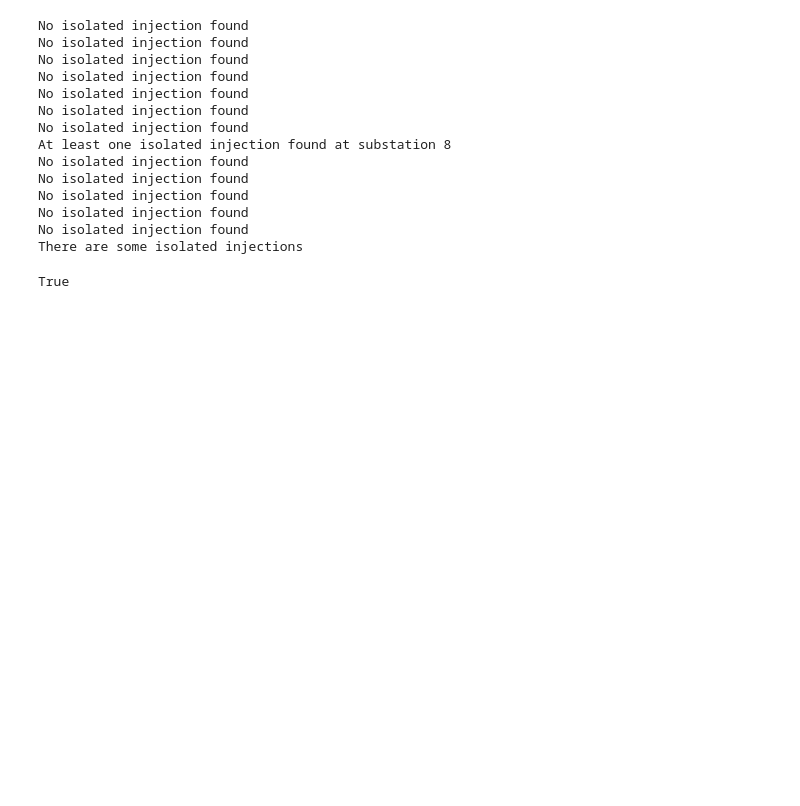
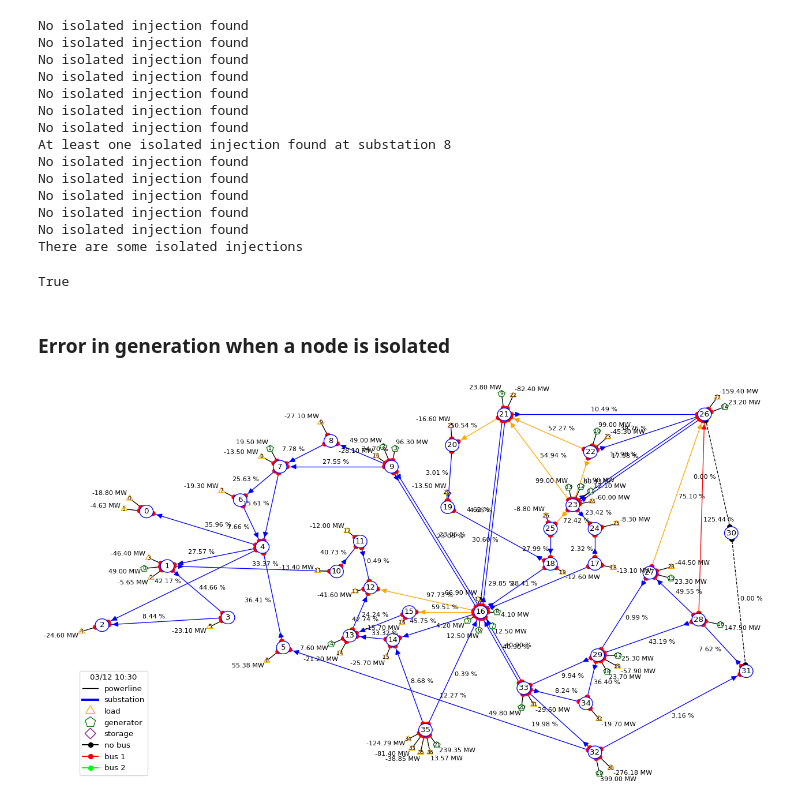
Before and after one commit to IRT-SystemX/LIPS, a Jupyter notebook: getting_started/PowerGridUsecase/auxiliary/Generate_with_DC.ipynb, the cells around one changed output. Saved outputs shown, nothing was run; the diff lists cells and outputs as text; code cells hidden in the pictures; blank space fills up the shorter version.

```diff
--- a/getting_started/PowerGridUsecase/auxiliary/Generate_with_DC.ipynb
+++ b/getting_started/PowerGridUsecase/auxiliary/Generate_with_DC.ipynb
@@ -170,3 +163,13 @@ No isolated injection found
 No isolated injection found
 There are some isolated injections
 True
+# %% [markdown]
+### Error in generation when a node is isolated
+# %%
+from grid2op.PlotGrid import PlotMatplot
+
+plot_helper = PlotMatplot(env.observation_space)
+fig = plot_helper.plot_obs(obs)
+fig.show()
+# %% [output]
+[figure, added]
```
Also changed, not shown: parts of 3 cells of this notebook, 2 other files.
